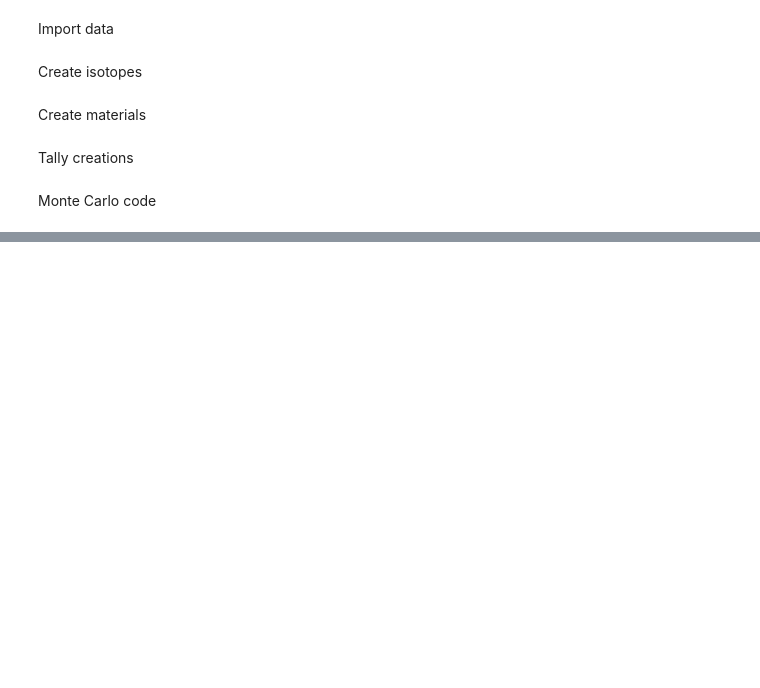
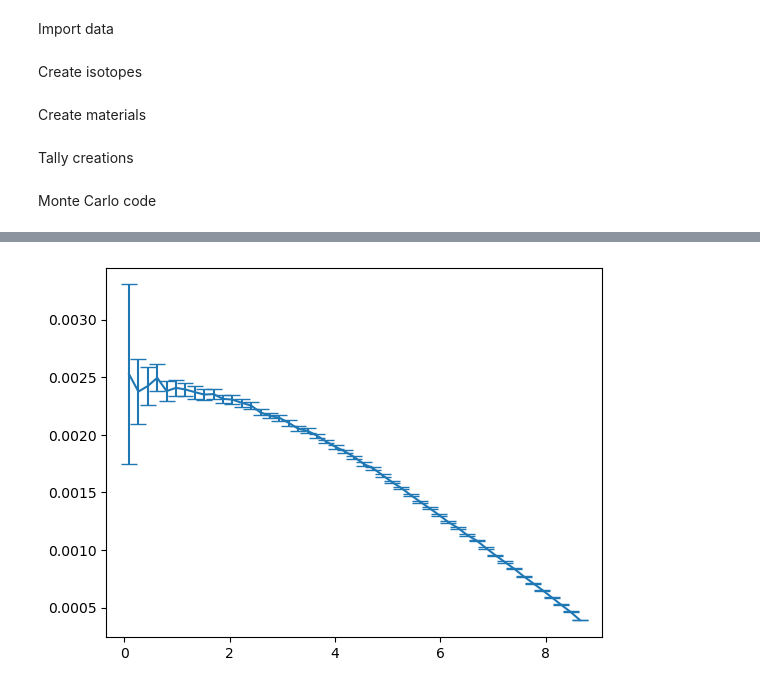
Before and after one commit to Simone-Occhipinti/Transport-code-v.3, a Jupyter notebook: eigenvalue_MC.ipynb, the cells around one changed output, grey strips where cells are left out. Drawn from its saved outputs; the diff is of its cells as text; code cells hidden in the pictures; blank space fills up the shorter version.

```diff
--- a/eigenvalue_MC.ipynb
+++ b/eigenvalue_MC.ipynb
@@ -140,13 +175,13 @@ plt.plot(HH)
 # %%
-# avg = tally.avg
-# sigma = tally.RSD
-# stat_c.normalization(tally)
-# #avg = avg.ravel()
-# #sigma = sigma.ravel()
+sigma = tally.RSD
+stat_c.normalization(tally)
+avg = tally.avg
+#avg = avg.ravel()
+#sigma = sigma.ravel()
 # %%
-# dE = np.diff(GV.Groups)
-# yy = np.zeros(len(tally.spaceref))
-# yrr = np.zeros(len(tally.spaceref))
-# for ii in range(len(avg)):
-#     yy += avg[ii]*dE[ii]
-#     yrr += sigma[ii]
+dE = np.diff(GV.Groups)
+yy = np.zeros(len(tally.spaceref))
+yrr = np.zeros(len(tally.spaceref))
+for ii in range(len(avg)):
+    yy += avg[ii]*dE[ii]
+    yrr += sigma[ii]
@@ -153,4 +190,7 @@ plt.plot(HH)
 # %%
-# plt.errorbar(tally.spaceref,yy,yerr=yrr*yy)
-# #plt.yscale('log')
-# plt.show()
+plt.errorbar(tally.spaceref,yy/GV.Nstories,yerr=2*sigma[-1]*yy/GV.Nstories,capsize=6)
+#plt.plot(tally.spaceref,xx)
+#plt.yscale('log')
+plt.show()
+# %% [output]
+[figure, added]
```
Also changed, not shown: parts of 7 cells of this notebook, 5 other files.
